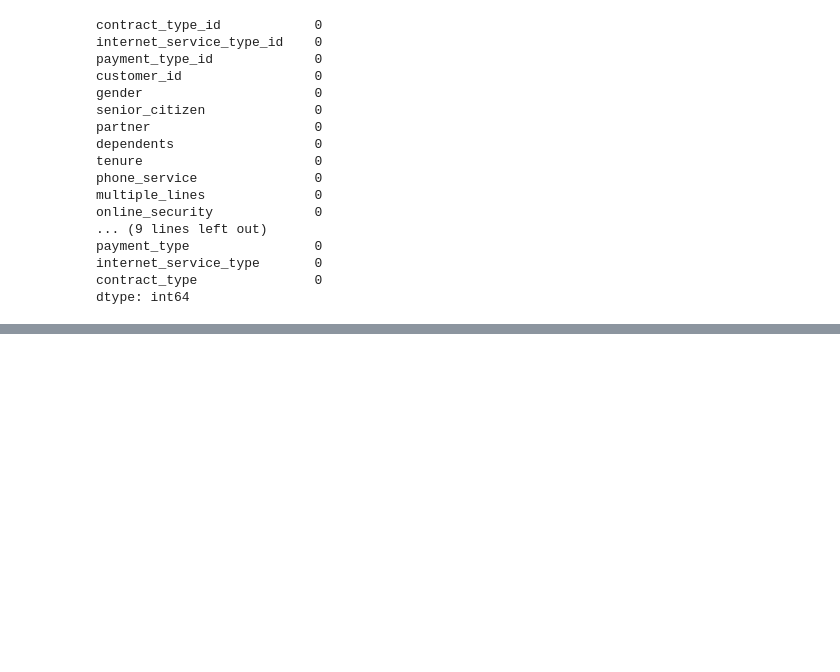
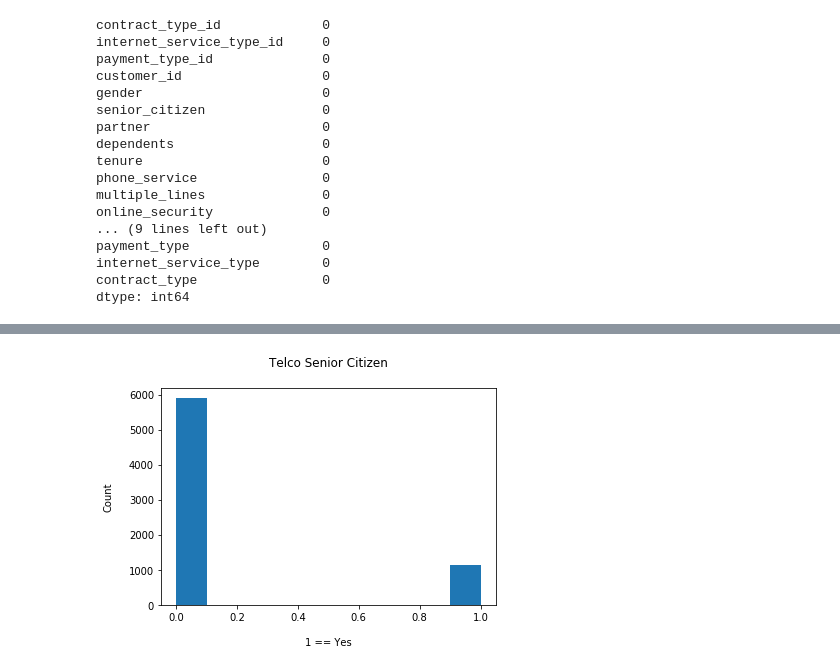
Before and after one commit to team-db-telco/telco-classification-project, a Jupyter notebook: telco_classifiaction_project.ipynb, the cells around one changed output, grey strips where cells are left out. Saved outputs shown, nothing was run; the diff lists cells and outputs as text; code cells hidden in the pictures; blank space fills up the shorter version.

```diff
--- a/telco_classifiaction_project.ipynb
+++ b/telco_classifiaction_project.ipynb
@@ -78,0 +101,8 @@ df[(df.churn == 'Yes') & (df.tenure > 12) & (df.contract_type == 'One year')].sh
+# %%
+plt.hist(df.senior_citizen)
+plt.title('Telco Senior Citizen\n')
+plt.xlabel('\n1 == Yes')
+plt.ylabel('Count\n')
+plt.show()
+# %% [output]
+[figure, added]
```
Also changed, not shown: parts of 24 cells of this notebook.
